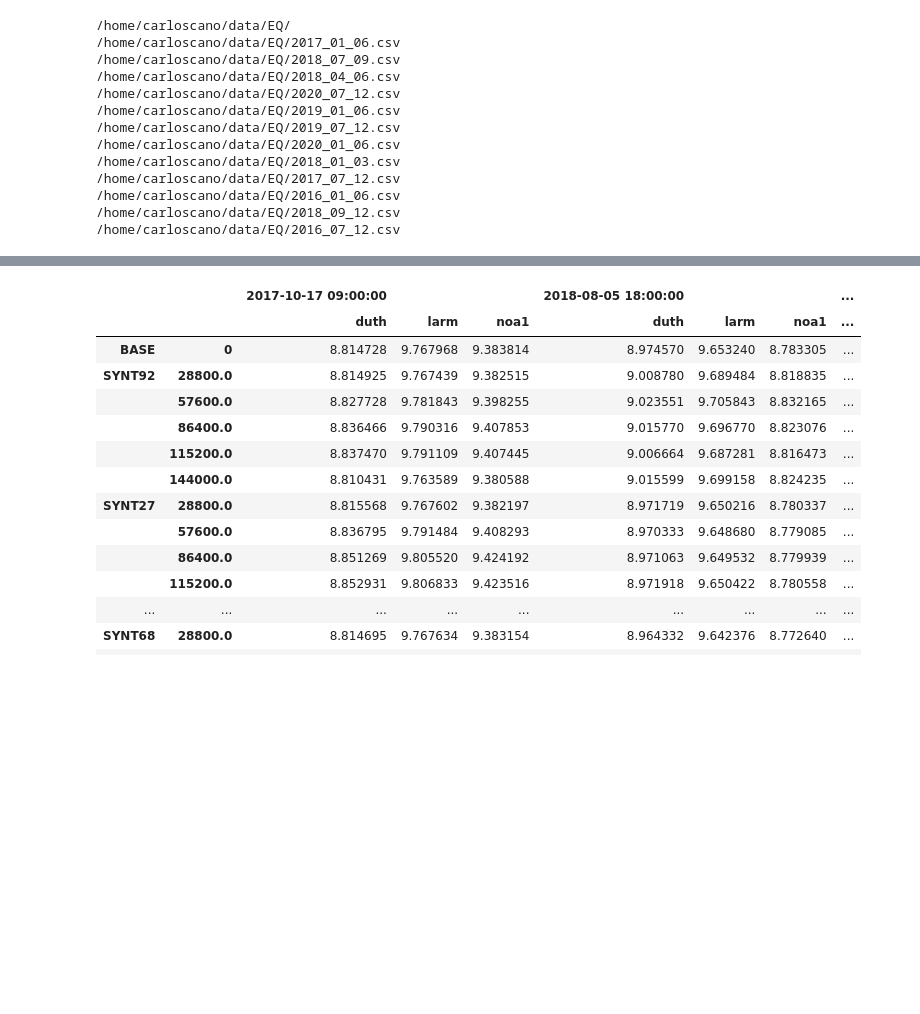
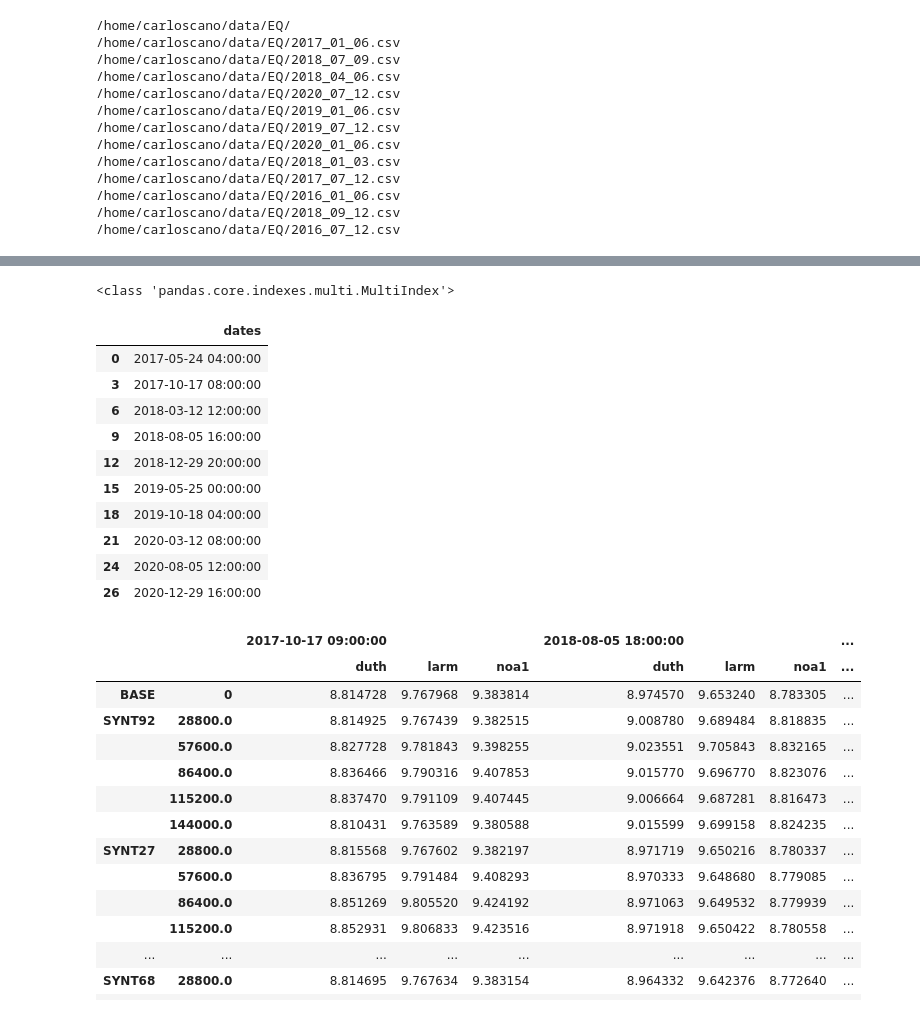
Before and after one commit to carloscanodomingo/NeuralProphetEQ, a Jupyter notebook: testing_EQ.ipynb, the cells around one changed output, grey strips where cells are left out. Drawn from its saved outputs; the diff is of its cells as text; code cells hidden in the pictures; blank space fills up the shorter version.

```diff
--- a/testing_EQ.ipynb
+++ b/testing_EQ.ipynb
@@ -173,0 +245,19 @@ pandas.core.frame.DataFrame
+# %%
+print(type(df.index))
+b = list()
+[b.append(item[0]) for item in df.index if item not in b]
+b = (pd.DataFrame(b, columns = ["dates"]).drop_duplicates())
+b
+# %% [output]
+<class 'pandas.core.indexes.multi.MultiIndex'>
+|  | dates |
+| 0 | 2017-05-24 04:00:00 |
+| 3 | 2017-10-17 08:00:00 |
+| 6 | 2018-03-12 12:00:00 |
+| 9 | 2018-08-05 16:00:00 |
+| 12 | 2018-12-29 20:00:00 |
+| 15 | 2019-05-25 00:00:00 |
+| 18 | 2019-10-18 04:00:00 |
+| 21 | 2020-03-12 08:00:00 |
+| 24 | 2020-08-05 12:00:00 |
+| 26 | 2020-12-29 16:00:00 |
```
Also changed, not shown: parts of 15 cells of this notebook, 4 other files.
